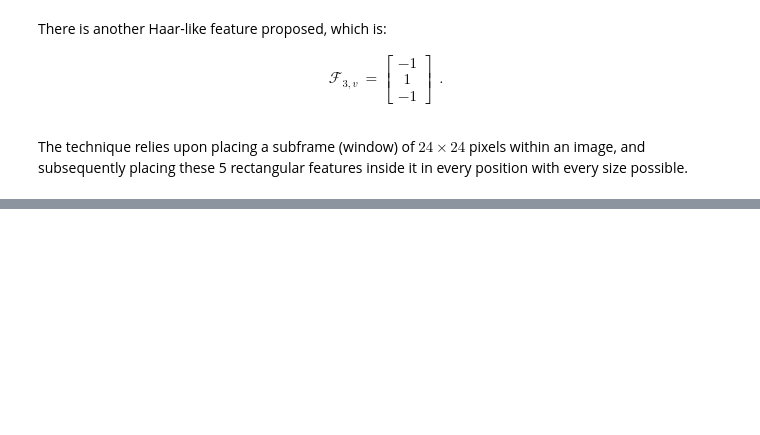
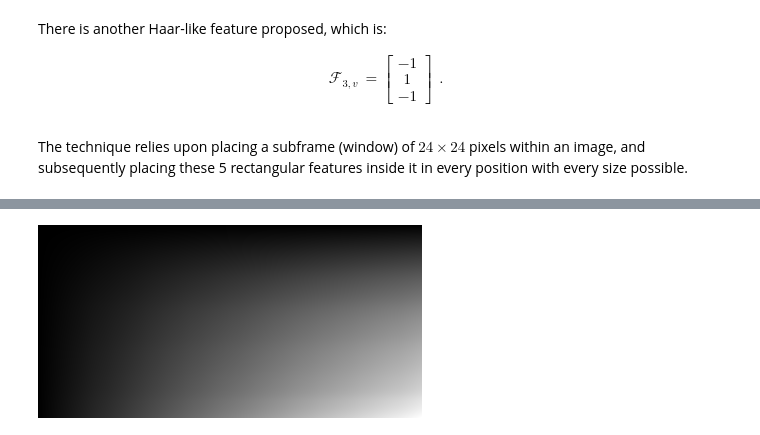
Before and after one commit to Computer-Vision-Spring-2024/exVision-FacialSys, a Jupyter notebook: face_detection/detect_face.ipynb, the cells around one changed output, grey strips where cells are left out. Drawn from its saved outputs; the diff is of its cells as text; code cells hidden in the pictures; blank space fills up the shorter version.

Commit message:
Image integral

```diff
--- a/face_detection/detect_face.ipynb
+++ b/face_detection/detect_face.ipynb
@@ -120,0 +192,5 @@ WINDOW_SIZE = 24 # as stated in the paper
+# %%
+def integrate_image(img):
+    """The padding compensates for the loss that might happen in differentiation"""
+    integral = np.cumsum(np.cumsum(img, axis= 0), axis=1) # 2d integral
+    return np.pad(integral, (1, 1), 'constant', constant_values=(0, 0))[:-1,:-1]
@@ -120,0 +201,5 @@ WINDOW_SIZE = 24 # as stated in the paper
+# %%
+print(grayscale_image.shape)
+integral = integrate_image(grayscale_image)
+print(integral.shape)
+integral # can not be represented
@@ -120,0 +222,5 @@ WINDOW_SIZE = 24 # as stated in the paper
+# %%
+integral = (integral - integral.min()) / (integral.max() - integral.min())
+to_image(integral)
+# %% [output]
+[figure, added]
```
Also changed, not shown: parts of 19 cells of this notebook, 1 other file.
